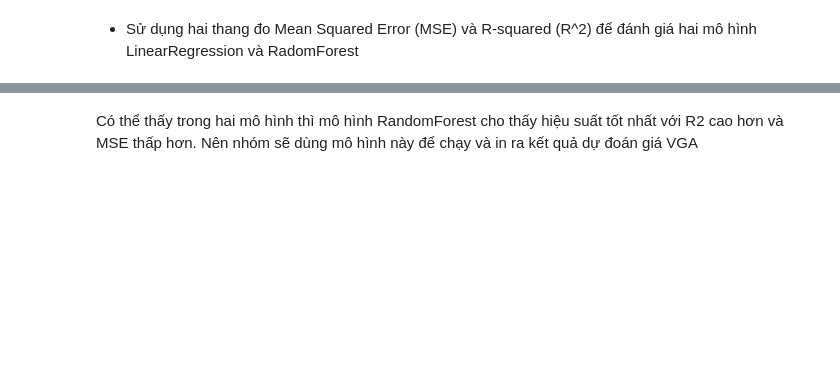
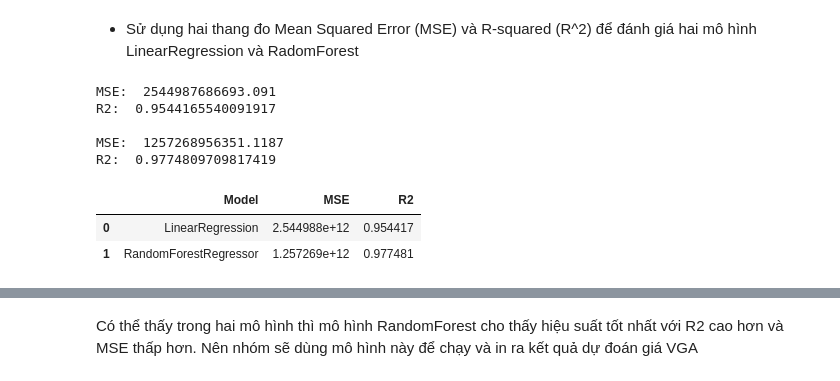
Before and after one commit to photonrays/Du_doan_gia_VGA, a Jupyter notebook: predict.ipynb, the cells around one changed output, grey strips where cells are left out. Saved outputs shown, nothing was run; the diff lists cells and outputs as text; code cells hidden in the pictures; blank space fills up the shorter version.

```diff
--- a/predict.ipynb
+++ b/predict.ipynb
@@ -200,6 +233,17 @@ def result(X, y):
     score_RFR = scoreModel(y, y_Pre_RFR)
     table = pd.DataFrame([['LinearRegression'] + list(score_LR), ['RandomForestRegressor'] + list(score_RFR)], columns=['Model','MSE','R2'])
     return table
+# %%
+result(X_train,y_train)
+# %% [output]
+MSE:  2544987686693.091
+R2:  0.9544165540091917
+
+MSE:  1257268956351.1187
+R2:  0.9774809709817419
+|  | Model | MSE | R2 |
+| 0 | LinearRegression | 2.544988e+12 | 0.954417 |
+| 1 | RandomForestRegressor | 1.257269e+12 | 0.977481 |
 # %%
 result(X_test,y_test)
 # %% [output]
```
Also changed, not shown: parts of 14 cells of this notebook.
